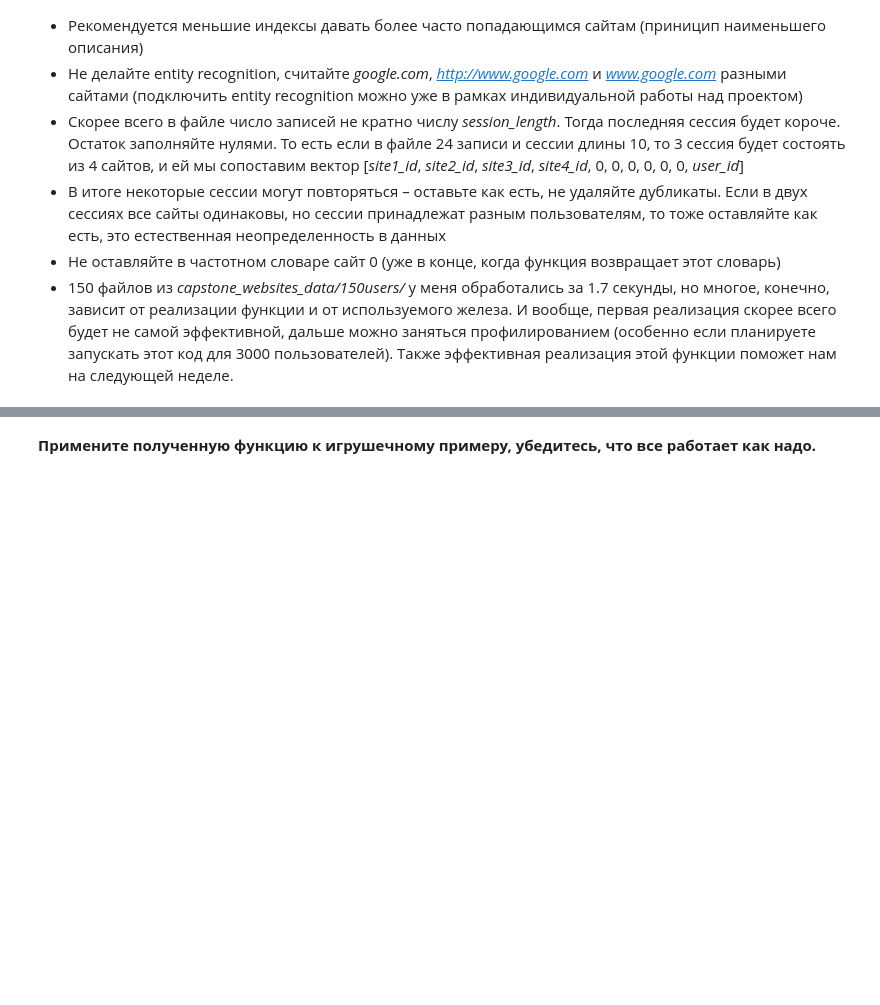
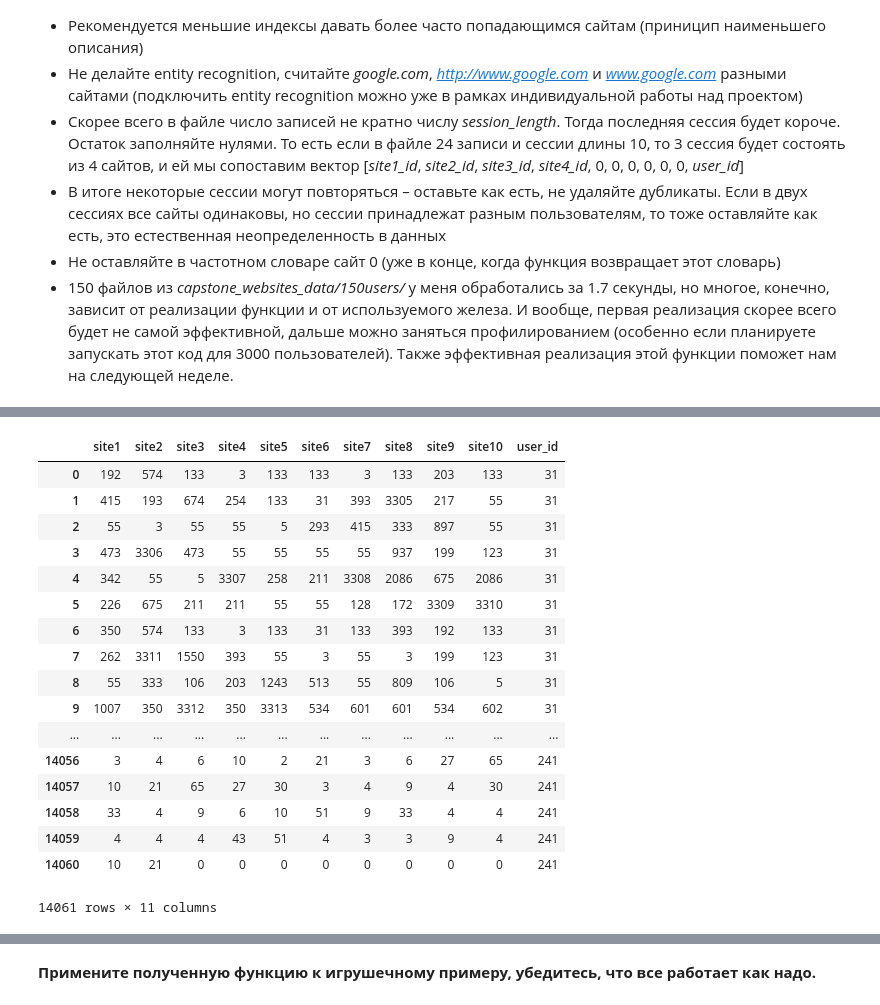
Before and after one commit to armavox/mldaspec, a Jupyter notebook: capstone/project_alice/week1_prepare_dataset.ipynb, the cells around one changed output, grey strips where cells are left out. Cells and saved outputs as stored; diff of their text form; code cells hidden in the pictures; blank space fills up the shorter version.

Commit message:
preparing dataset part_1
made functions for preparing dicts and dataset. %%time for 150users is ~7s

```diff
--- a/capstone/project_alice/week1_prepare_dataset.ipynb
+++ b/capstone/project_alice/week1_prepare_dataset.ipynb
@@ -273,0 +382,5 @@ def prepare_train_set(path_to_csv_files, session_length=10):
+# %%
+%%time
+path = PATH_TO_DATA + '/10users/'
+sessions_df, _ = prepare_train_set(path, refresh_dict=True)
+sessions_df.user_id.nunique()
@@ -273,0 +390,21 @@ def prepare_train_set(path_to_csv_files, session_length=10):
+# %%
+sessions_df
+# %% [output]
+|  | site1 | site2 | site3 | site4 | site5 | site6 | site7 | site8 | site9 | site10 | user_id |
+| 0 | 192 | 574 | 133 | 3 | 133 | 133 | 3 | 133 | 203 | 133 | 31 |
+| 1 | 415 | 193 | 674 | 254 | 133 | 31 | 393 | 3305 | 217 | 55 | 31 |
+| 2 | 55 | 3 | 55 | 55 | 5 | 293 | 415 | 333 | 897 | 55 | 31 |
+| 3 | 473 | 3306 | 473 | 55 | 55 | 55 | 55 | 937 | 199 | 123 | 31 |
+| 4 | 342 | 55 | 5 | 3307 | 258 | 211 | 3308 | 2086 | 675 | 2086 | 31 |
+| 5 | 226 | 675 | 211 | 211 | 55 | 55 | 128 | 172 | 3309 | 3310 | 31 |
+| 6 | 350 | 574 | 133 | 3 | 133 | 31 | 133 | 393 | 192 | 133 | 31 |
+| 7 | 262 | 3311 | 1550 | 393 | 55 | 3 | 55 | 3 | 199 | 123 | 31 |
+| 8 | 55 | 333 | 106 | 203 | 1243 | 513 | 55 | 809 | 106 | 5 | 31 |
+| 9 | 1007 | 350 | 3312 | 350 | 3313 | 534 | 601 | 601 | 534 | 602 | 31 |
+| ... | ... | ... | ... | ... | ... | ... | ... | ... | ... | ... | ... |
+| 14056 | 3 | 4 | 6 | 10 | 2 | 21 | 3 | 6 | 27 | 65 | 241 |
+| 14057 | 10 | 21 | 65 | 27 | 30 | 3 | 4 | 9 | 4 | 30 | 241 |
+| 14058 | 33 | 4 | 9 | 6 | 10 | 51 | 9 | 33 | 4 | 4 | 241 |
+| 14059 | 4 | 4 | 4 | 43 | 51 | 4 | 3 | 3 | 9 | 4 | 241 |
+| 14060 | 10 | 21 | 0 | 0 | 0 | 0 | 0 | 0 | 0 | 0 | 241 |
+14061 rows × 11 columns
```
Also changed, not shown: parts of 27 cells of this notebook, 4 other files.
